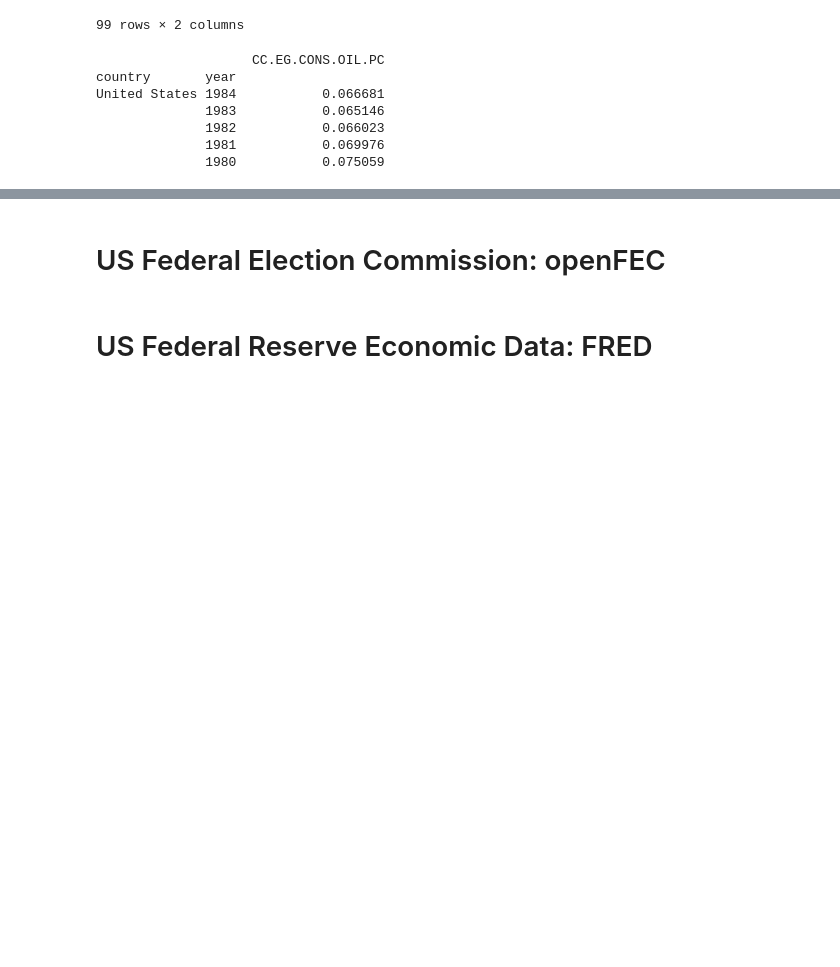
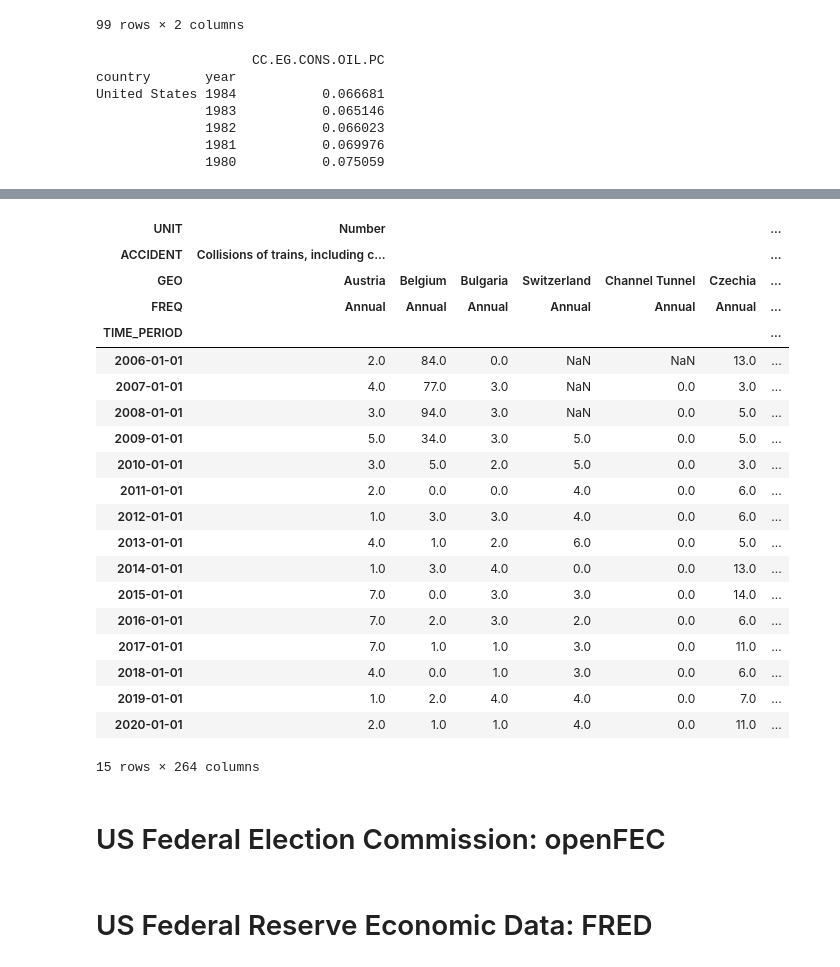
Before and after one commit to xvanov/kagglai, a Jupyter notebook: data_sources.ipynb, the cells around one changed output, grey strips where cells are left out. Saved outputs shown, nothing was run; the diff lists cells and outputs as text; code cells hidden in the pictures; blank space fills up the shorter version.

Commit message:
eurostat, oecd, fama/french

```diff
--- a/data_sources.ipynb
+++ b/data_sources.ipynb
@@ -125,3 +202,30 @@ ValueError: Length mismatch: Expected axis has 1 elements, new values have 2 ele
+# %%
+# Eurostat
+# https://ec.europa.eu/eurostat/
+df = web.DataReader('tran_sf_railac', 'eurostat',start,end)
+df
+# %% [output]
+| UNIT | Number |  |  |  |  |  | ... |
+| ACCIDENT | Collisions of trains, including c... |  |  |  |  |  | ... |
+| GEO | Austria | Belgium | Bulgaria | Switzerland | Channel Tunnel | Czechia | ... |
+| FREQ | Annual | Annual | Annual | Annual | Annual | Annual | ... |
+| TIME_PERIOD |  |  |  |  |  |  | ... |
+| 2006-01-01 | 2.0 | 84.0 | 0.0 | NaN | NaN | 13.0 | ... |
+| 2007-01-01 | 4.0 | 77.0 | 3.0 | NaN | 0.0 | 3.0 | ... |
+| 2008-01-01 | 3.0 | 94.0 | 3.0 | NaN | 0.0 | 5.0 | ... |
+| 2009-01-01 | 5.0 | 34.0 | 3.0 | 5.0 | 0.0 | 5.0 | ... |
+| 2010-01-01 | 3.0 | 5.0 | 2.0 | 5.0 | 0.0 | 3.0 | ... |
+| 2011-01-01 | 2.0 | 0.0 | 0.0 | 4.0 | 0.0 | 6.0 | ... |
+| 2012-01-01 | 1.0 | 3.0 | 3.0 | 4.0 | 0.0 | 6.0 | ... |
+| 2013-01-01 | 4.0 | 1.0 | 2.0 | 6.0 | 0.0 | 5.0 | ... |
+| 2014-01-01 | 1.0 | 3.0 | 4.0 | 0.0 | 0.0 | 13.0 | ... |
+| 2015-01-01 | 7.0 | 0.0 | 3.0 | 3.0 | 0.0 | 14.0 | ... |
+| 2016-01-01 | 7.0 | 2.0 | 3.0 | 2.0 | 0.0 | 6.0 | ... |
+| 2017-01-01 | 7.0 | 1.0 | 1.0 | 3.0 | 0.0 | 11.0 | ... |
+| 2018-01-01 | 4.0 | 0.0 | 1.0 | 3.0 | 0.0 | 6.0 | ... |
+| 2019-01-01 | 1.0 | 2.0 | 4.0 | 4.0 | 0.0 | 7.0 | ... |
+| 2020-01-01 | 2.0 | 1.0 | 1.0 | 4.0 | 0.0 | 11.0 | ... |
+15 rows × 264 columns
 # %% [markdown]
 # US Federal Election Commission: openFEC
 # %% [markdown]
```
Also changed, not shown: parts of 7 cells of this notebook.
